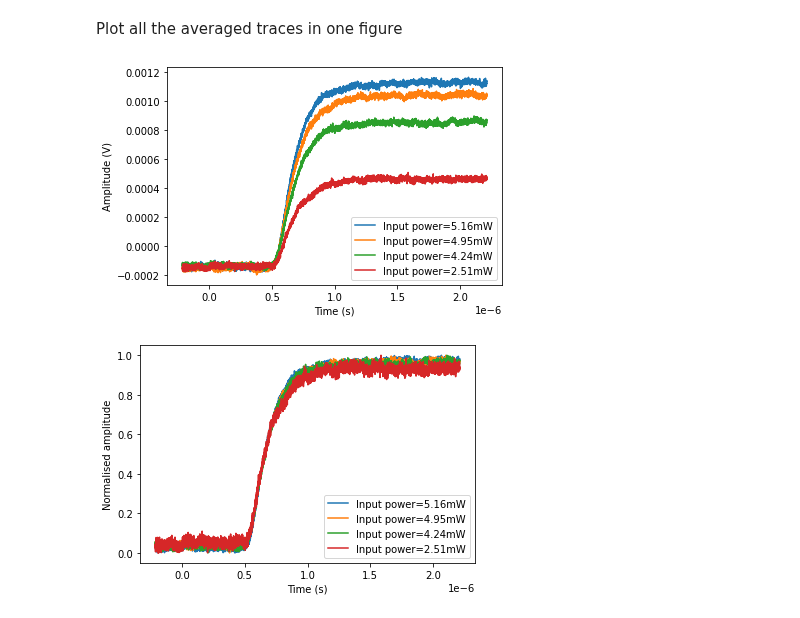
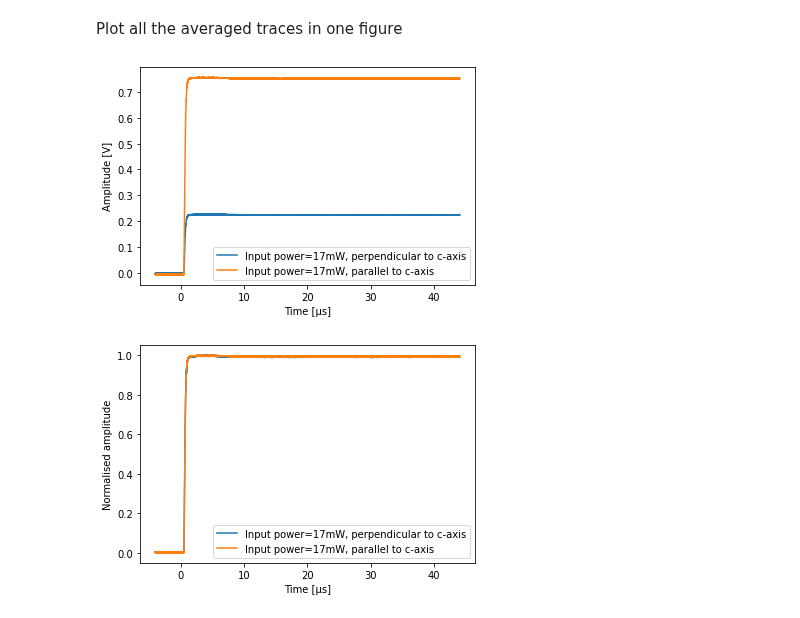
Before and after one commit to JUOM2016/Quick_cal_and_plotting, a Jupyter notebook: Averaging_Rabi_traces.ipynb, the cells around one changed output. Saved outputs shown, nothing was run; the diff lists cells and outputs as text; code cells hidden in the pictures.

```diff
--- a/Averaging_Rabi_traces.ipynb
+++ b/Averaging_Rabi_traces.ipynb
@@ -12,9 +12,10 @@ import matplotlib.pyplot as plt
 Set up Paths of data files
 # %%
 dir = 'C:\\Users\\wj2002\\Dropbox (Heriot-Watt University Team)\\RES_EPS_Quantum_Photonics_Lab\\Experiments\\Current Experiments\\Broadband telecom quantum memories\\2022_PrYVO_Spectroscopy\\Infrared\\0_1%_Rabi'
-folder = '20221128'
-sub_folders = ['RAB11281','RAB11282','RAB11283','RAB11284']
-Input_power=np.array([5.16,4.95,4.24,2.51])
+folder = '20221206'
+sub_folders = ['RAB12061','RAB12062']
+Input_power=np.array([17,17])
+Laser_polarisation=['perpendicular to c-axis','parallel to c-axis']
 
 num_of_subfolders=np.size(sub_folders)
 
@@ -47,9 +48,9 @@ for index_0, file_0 in enumerate(sub_folders):
     out_data[index_0*2+1]=ave_rabi_dataframe[0]
 
     fig, ax =plt.subplots()
-    ax.plot(time,average_rabi,label='Input power='+"{}".format(Input_power[index_0]) + 'mW')
+    ax.plot(time,average_rabi,label='Input power='+"{}".format(Input_power[index_0]) + 'mW' + ', ' + Laser_polarisation[index_0])
     ax.legend()
-    ax.set_xlim(-0.4e-7,1.5e-6)
+    ax.set_xlim(-0.4e-7,20e-6)
     ax.set_xlabel('Time (s)')
     ax.set_ylabel('Amplitude (V)')
     fig.patch.set_facecolor('white')
@@ -63,21 +62,22 @@ Plot all the averaged traces in one figure
 # %%
 out_data_np=out_data.to_numpy()
 fig,ax=plt.subplots()
 for index in range(num_of_subfolders):
-    ax.plot(out_data_np[:,index*2],out_data_np[:,index*2+1],label='Input power='+"{}".format(Input_power[index]) + 'mW')
+    ax.plot(out_data_np[:,index*2]*1E6,out_data_np[:,index*2+1],label='Input power='+"{}".format(Input_power[index]) + 'mW' + ', ' + Laser_polarisation[index])
     ax.legend()
-    ax.set_xlabel('Time (s)')
-    ax.set_ylabel('Amplitude (V)')
+    ax.set_xlabel('Time [\u03BCs]')
+    ax.set_ylabel('Amplitude [V]')
     fig.patch.set_facecolor('white')
 
 fig,ax=plt.subplots()
 for index in range(num_of_subfolders):
     normalised_data=(out_data_np[:,index*2+1]-min(out_data_np[:,index*2+1]))/(max(out_data_np[:,index*2+1])-min(out_data_np[:,index*2+1]))
-    ax.plot(out_data_np[:,index*2],normalised_data,label='Input power='+"{}".format(Input_power[index]) + 'mW')
+    ax.plot(out_data_np[:,index*2]*1E6,normalised_data,label='Input power='+"{}".format(Input_power[index]) + 'mW' + ', ' + Laser_polarisation[index])
     ax.legend()
-    ax.set_xlabel('Time (s)')
+    ax.set_xlabel('Time [\u03BCs]')
     ax.set_ylabel('Normalised amplitude')
+    #ax.set_ylim(0.93,1.02)
     fig.patch.set_facecolor('white')
 # %% [output]
-[figure, old version]
+[figure, new version]
-[figure, old version]
+[figure, new version]
```
Also changed, not shown: parts of 1 cell of this notebook, 1 other file.
